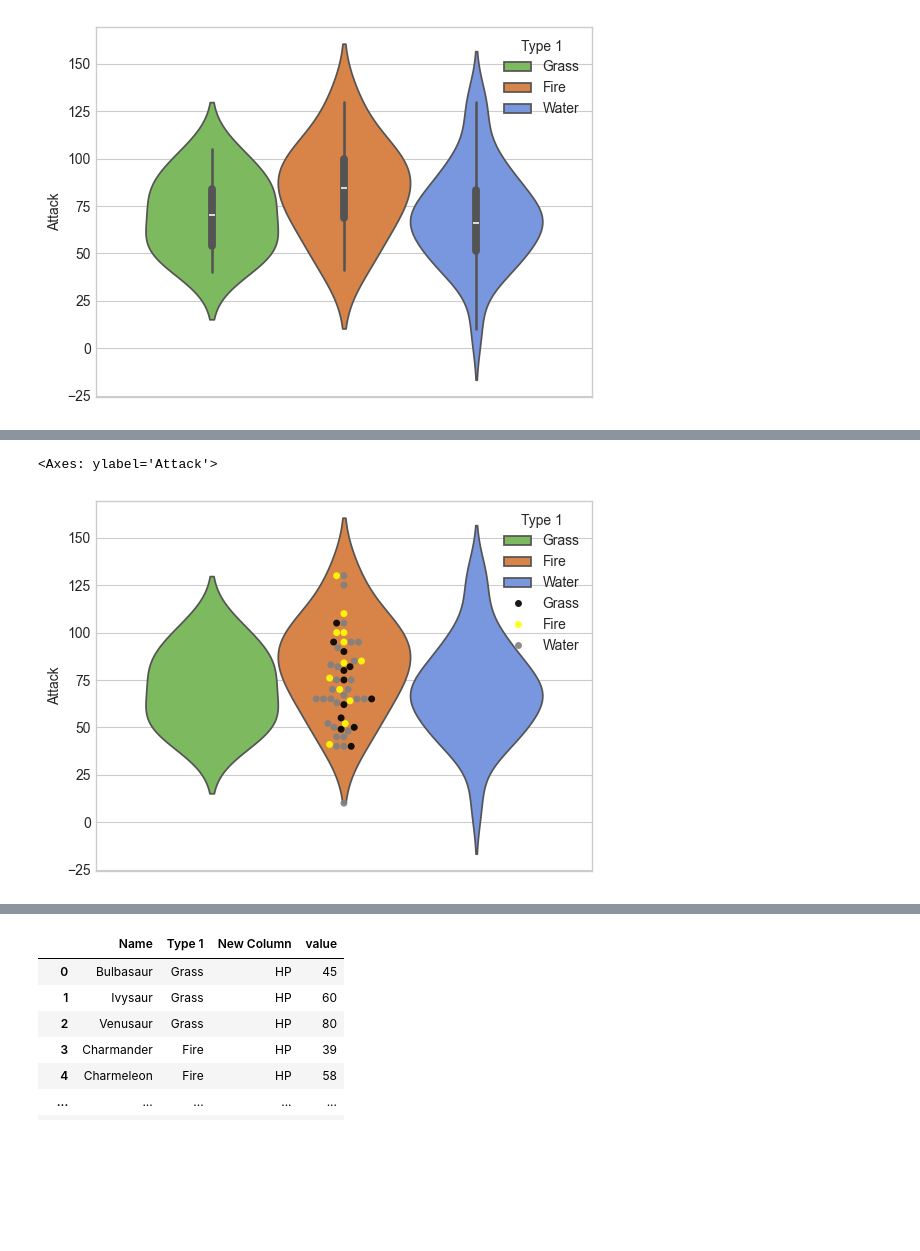
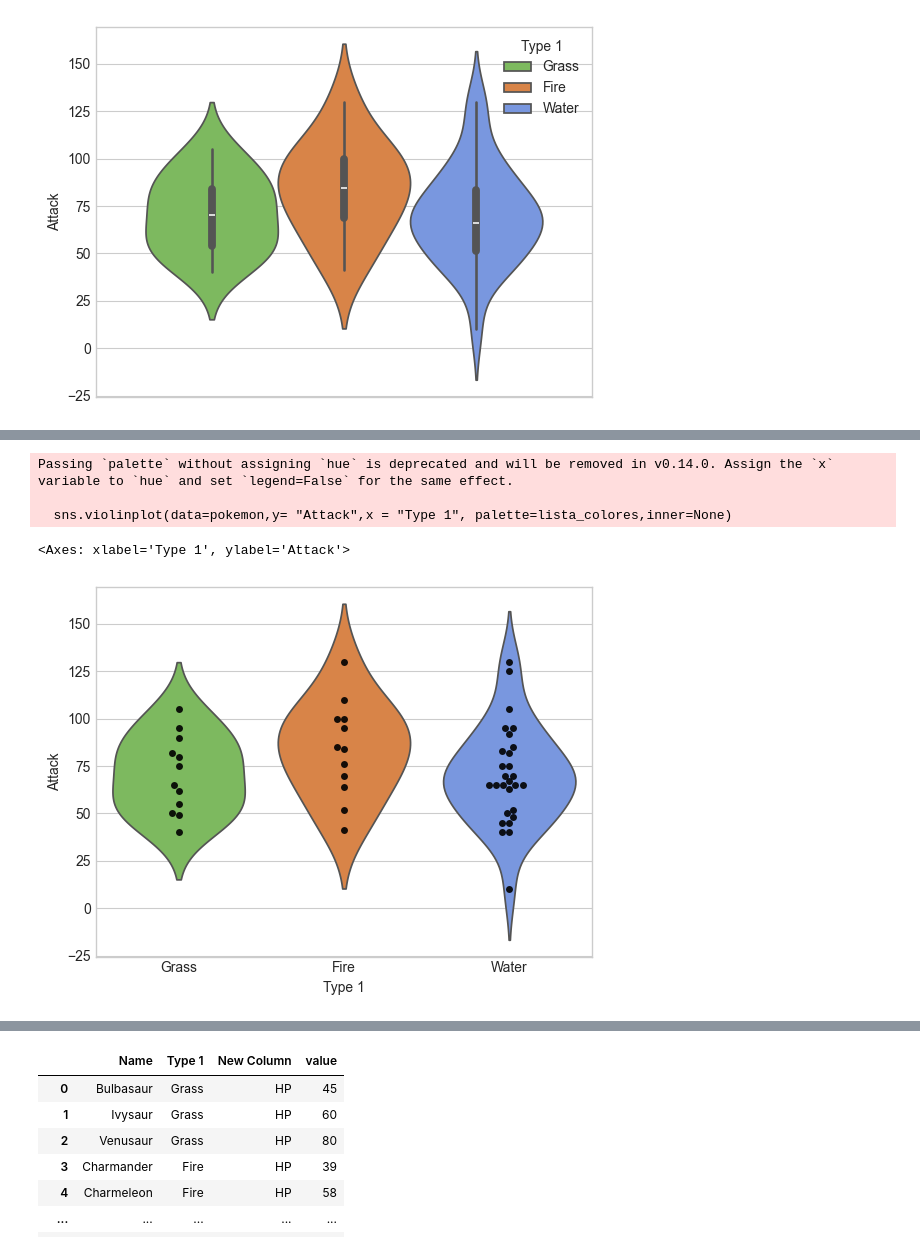
Before and after one commit to Rafacercos/ONLINE_DS_THEBRIDGE_RAFACERCOS, a Jupyter notebook: MIS_EJERCICIOS/Visualizaciones/ejercicios_Seaborn.ipynb, the cells around one changed output, grey strips where cells are left out. Drawn from its saved outputs; the diff is of its cells as text; code cells hidden in the pictures; blank space fills up the shorter version.

```diff
--- a/MIS_EJERCICIOS/Visualizaciones/ejercicios_Seaborn.ipynb
+++ b/MIS_EJERCICIOS/Visualizaciones/ejercicios_Seaborn.ipynb
@@ -124,11 +127,14 @@ sns.swarmplot(data=pokemon,y= "Attack",hue = "Type 1", palette=lista_colores)
 # %%
 lista_colores_2= ["black","yellow","grey"]
 # %%
-sns.violinplot(data=pokemon,y= "Attack",hue = "Type 1", palette=lista_colores,inner=None)
-sns.swarmplot(data=pokemon,y =  "Attack",hue = "Type 1", palette=lista_colores_2,alpha = 0.9)
+sns.violinplot(data=pokemon,y= "Attack",x = "Type 1", palette=lista_colores,inner=None)
+sns.swarmplot(data=pokemon,y =  "Attack",x = "Type 1", color = "black",alpha = 0.9)
 # %% [output]
-<Axes: ylabel='Attack'>
+Passing `palette` without assigning `hue` is deprecated and will be removed in v0.14.0. Assign the `x` variable to `hue` and set `legend=False` for the same effect.
+
+  sns.violinplot(data=pokemon,y= "Attack",x = "Type 1", palette=lista_colores,inner=None)
+<Axes: xlabel='Type 1', ylabel='Attack'>
-[figure, old version]
+[figure, new version]
 # %%
 # 19. Veamos la función melt() de pandas. Melt toma los valores de varias columnas y los junta todos en una misma columna nueva.
 # Dado un DataFrame, melt recibe varios parámetros:
```
Also changed, not shown: parts of 12 cells of this notebook, 1 other file.
